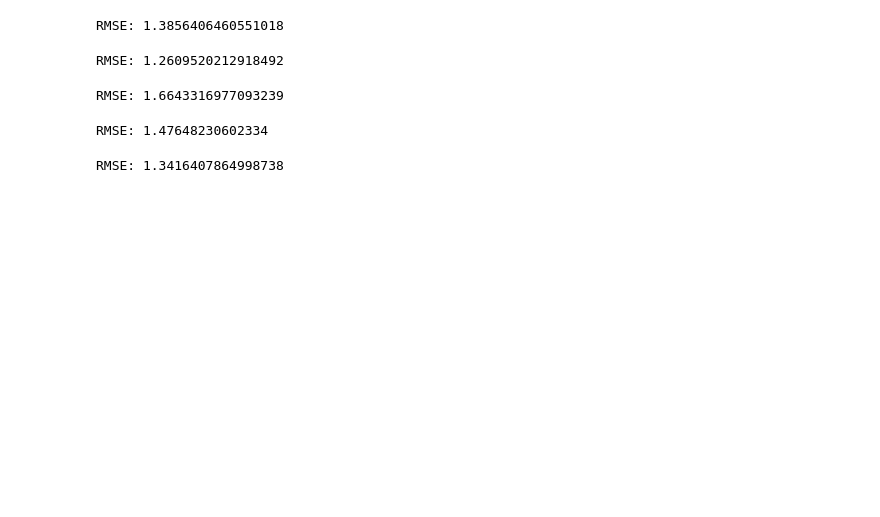
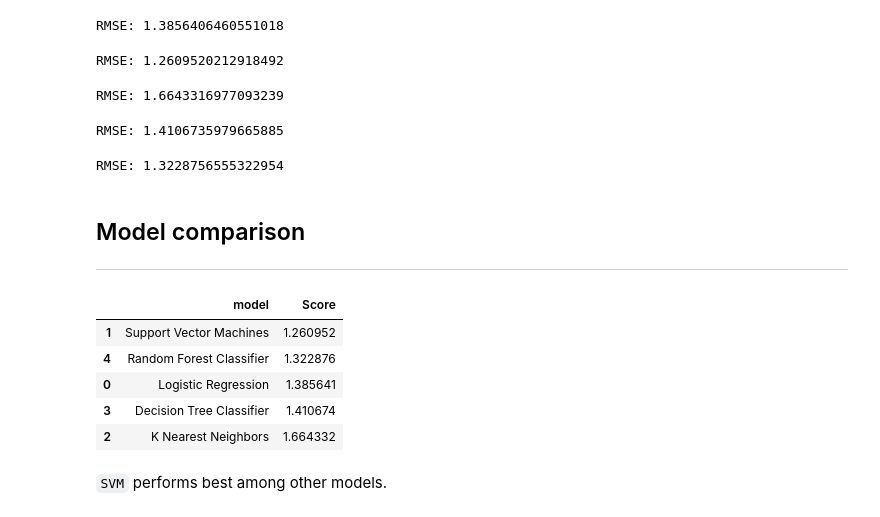
Before and after one commit to Shubhamchaurasia014/Movies-Rating-Prediction, a Jupyter notebook: movies_rating_prediction.ipynb, the cells around one changed output. Drawn from its saved outputs; the diff is of its cells as text; code cells hidden in the pictures; blank space fills up the shorter version.

```diff
--- a/movies_rating_prediction.ipynb
+++ b/movies_rating_prediction.ipynb
@@ -161,8 +160,8 @@ RMSE: 1.3856406460551018
 svm = SVC()
 svm.fit(x_train, y_train)
 y_pred = svm.predict(x_test)
-rmse = np.sqrt(mean_squared_error(y_test, y_pred))
-print("RMSE:", rmse)
+rmse_svm = root_mean_squared_error(y_test, y_pred)
+print("RMSE:", rmse_svm)
 # %% [output]
 RMSE: 1.2609520212918492
 # %%
@@ -171,8 +170,8 @@ knn = KNeighborsClassifier()
 knn.fit(x_train, y_train)
 y_pred = knn.predict(x_test)
 
-rmse = np.sqrt(mean_squared_error(y_test, y_pred))
-print("RMSE:", rmse)
+rmse_knn = root_mean_squared_error(y_test, y_pred)
+print("RMSE:", rmse_knn)
 # %% [output]
 RMSE: 1.6643316977093239
 # %%
@@ -180,16 +179,35 @@ RMSE: 1.6643316977093239
 dt = DecisionTreeClassifier()
 dt.fit(x_train, y_train)
 y_pred = dt.predict(x_test)
-rmse = np.sqrt(mean_squared_error(y_test, y_pred))
-print("RMSE:", rmse)
+rmse_dt = root_mean_squared_error(y_test, y_pred)
+print("RMSE:", rmse_dt)
 # %% [output]
-RMSE: 1.47648230602334
+RMSE: 1.4106735979665885
 # %%
 ## Random Forest Classifier
 rf = RandomForestClassifier()
 rf.fit(x_train, y_train)
 y_pred = rf.predict(x_test)
-rmse = np.sqrt(mean_squared_error(y_test, y_pred))
-print("RMSE:", rmse)
+rmse_rf = root_mean_squared_error(y_test, y_pred)
+print("RMSE:", rmse_rf)
 # %% [output]
-RMSE: 1.3416407864998738
+RMSE: 1.3228756555322954
+# %% [markdown]
+## Model comparison
+---
+# %%
+models = pd.DataFrame({
+    "model":['Logistic Regression', 'Support Vector Machines','K Nearest Neighbors',
+             'Decision Tree Classifier','Random Forest Classifier'],
+    "Score":[rmse_lr, rmse_svm, rmse_knn, rmse_dt, rmse_rf]
+})
+models.sort_values(by='Score', ascending=True)
+# %% [output]
+|  | model | Score |
+| 1 | Support Vector Machines | 1.260952 |
+| 4 | Random Forest Classifier | 1.322876 |
+| 0 | Logistic Regression | 1.385641 |
+| 3 | Decision Tree Classifier | 1.410674 |
+| 2 | K Nearest Neighbors | 1.664332 |
+# %% [markdown]
+`SVM` performs best among other models.
```
Also changed, not shown: parts of 2 cells of this notebook.
